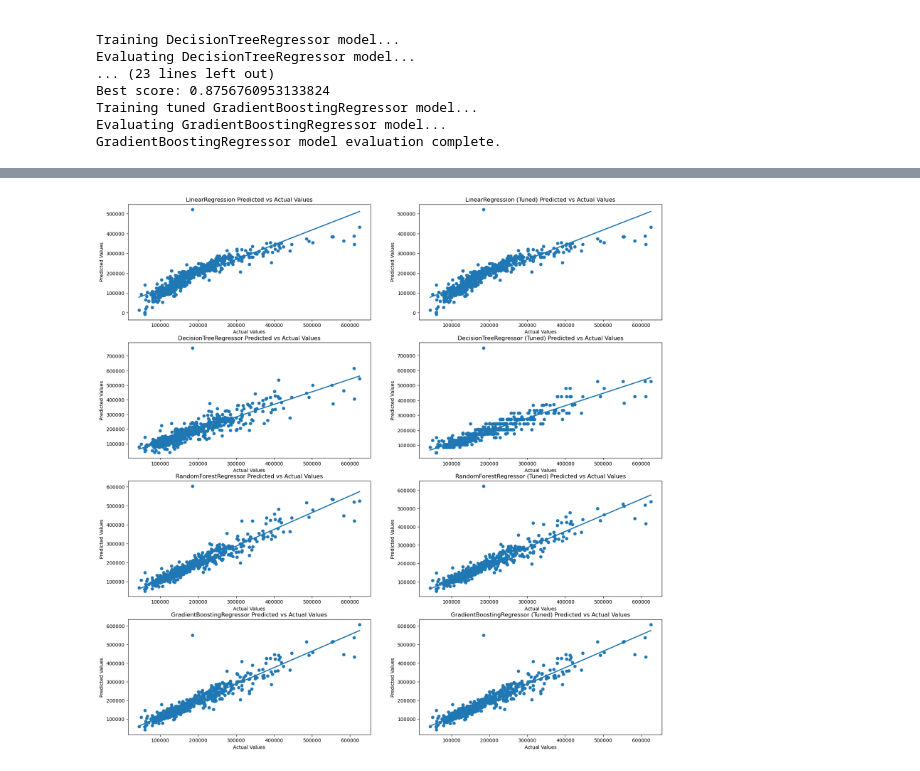
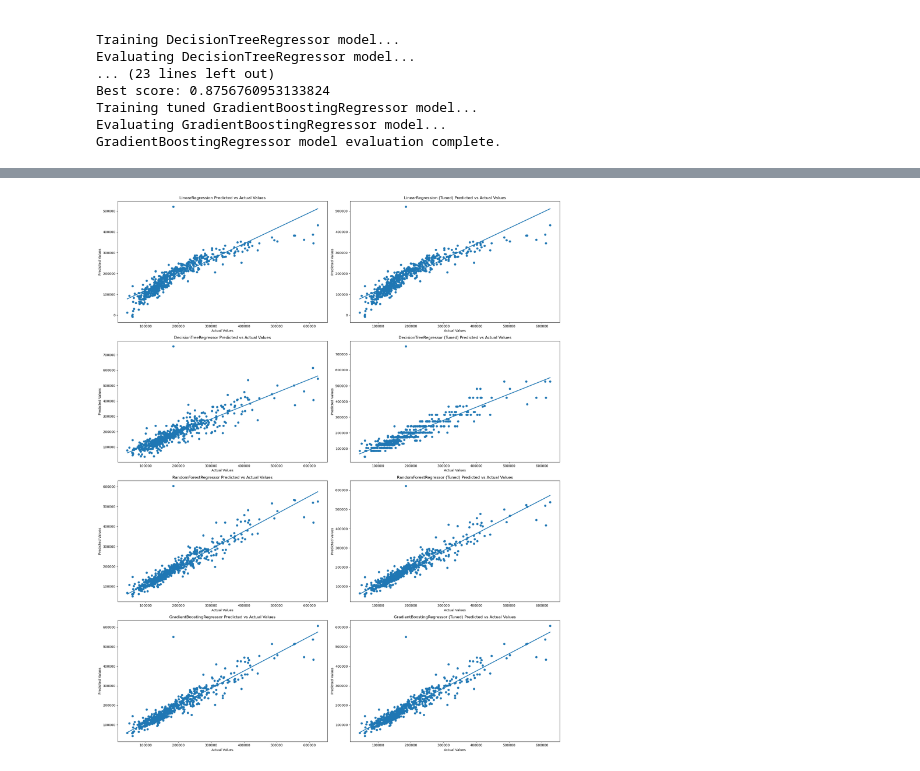
Before and after one commit to jdanielle12/Predict-Housing-Prices, a Jupyter notebook: housing_predictions.ipynb, the cells around one changed output, grey strips where cells are left out. Cells and saved outputs as stored; diff of their text form; code cells hidden in the pictures.

Commit message:
updated graphing to dynamically recognize the number of models that can be graphed

```diff
--- a/housing_predictions.ipynb
+++ b/housing_predictions.ipynb
@@ -384,20 +384,22 @@ models = [LinearRegression(),
           ]
 # Create a list of hyperparameter grids for tuning
 model_param_grid = [
-    {'fit_intercept': [True, False],
-     'positive': [True, False]
+    {
+        'fit_intercept': [True, False],
+        'positive': [True, False]
      },
-{
-    'max_depth': np.arange(1,10),
-    'min_samples_split': np.arange(2,10),
-    'min_samples_leaf': np.arange(1,10)
-},
-{
-    'n_estimators': np.arange(50,1001,50)
-},
-{
-    'n_estimators': np.arange(50,1001,50)
-}]
+     {
+        'max_depth': np.arange(1,10),
+        'min_samples_split': np.arange(2,10),
+        'min_samples_leaf': np.arange(1,10)
+      },
+      {
+        'n_estimators': np.arange(50,1001,50)
+       },
+       {
+        'n_estimators': np.arange(50,1001,50)
+        }
+        ]
 
 # Evaluate the models
 for model in models:
@@ -465,16 +467,24 @@ results_df.head(10)
 # %%
 
 # Plot the predicted valudes vs actual values for each model
-fig, axs = plt.subplots(4, 2, figsize=(20, 20))
+rows = len(results_df) // 2
+fig, axs = plt.subplots(rows, 2, figsize=(20, rows * 6))
 for i, model in enumerate(results_df['Model']):
     y_pred = results_df.loc[i, 'Predicted Values']
     ax = axs[i // 2, i % 2]
     ax = sns.scatterplot(x=y_test, y=y_pred, ax=ax)
     ax = sns.regplot(x=y_test, y=y_pred, ax=ax, ci=None)
     ax.set_xlabel('Actual Values')
     ax.set_ylabel('Predicted Values')
     ax.set_title(f'{results_df.loc[i, "Model"]} Predicted vs Actual Values')
+
+# Remove any empty subplots
+for j in range(i + 1, len(axs)):
+    fig.delaxes(axs[j])
+
+plt.tight_layout()
+plt.show()
 # %% [output]
-[figure, old version]
+[figure, new version]
 # %%
 # Plot the top features for each tree based model
```
Also changed, not shown: parts of 2 cells of this notebook.
